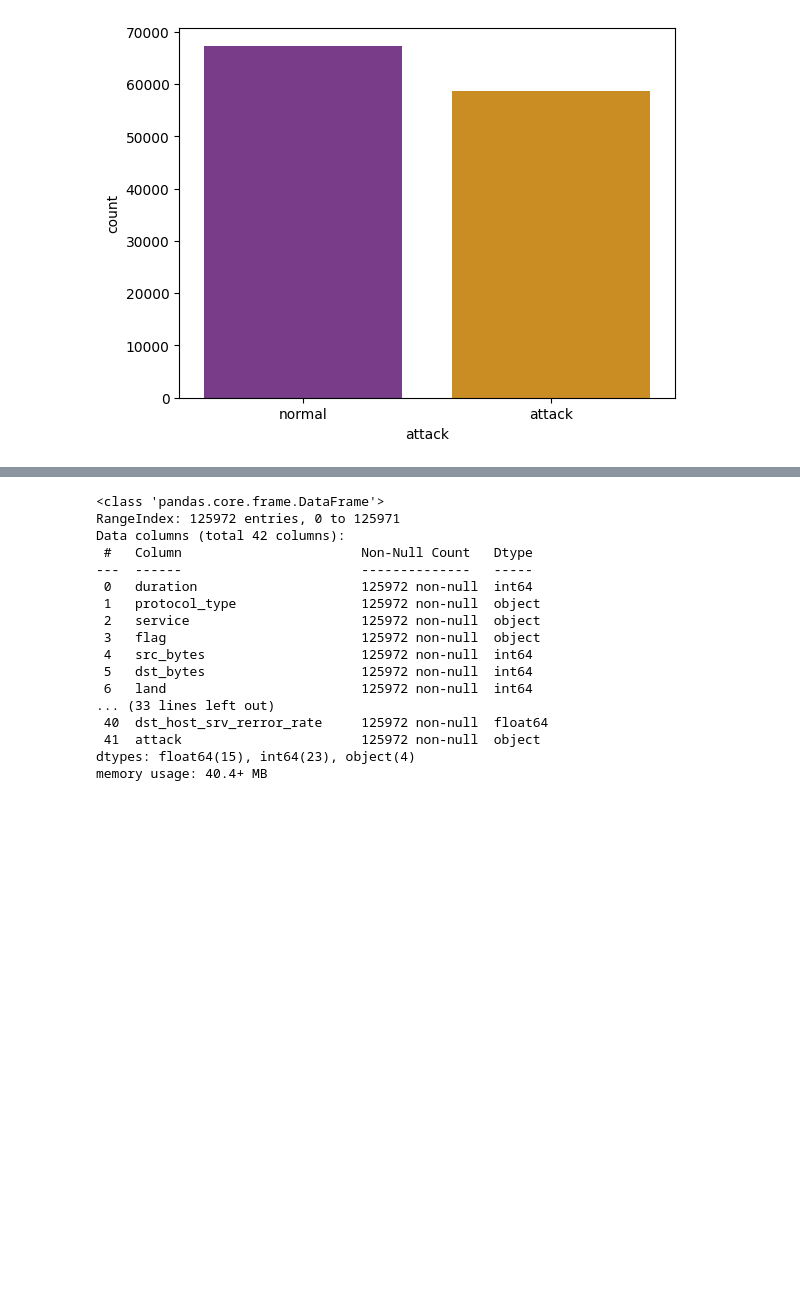
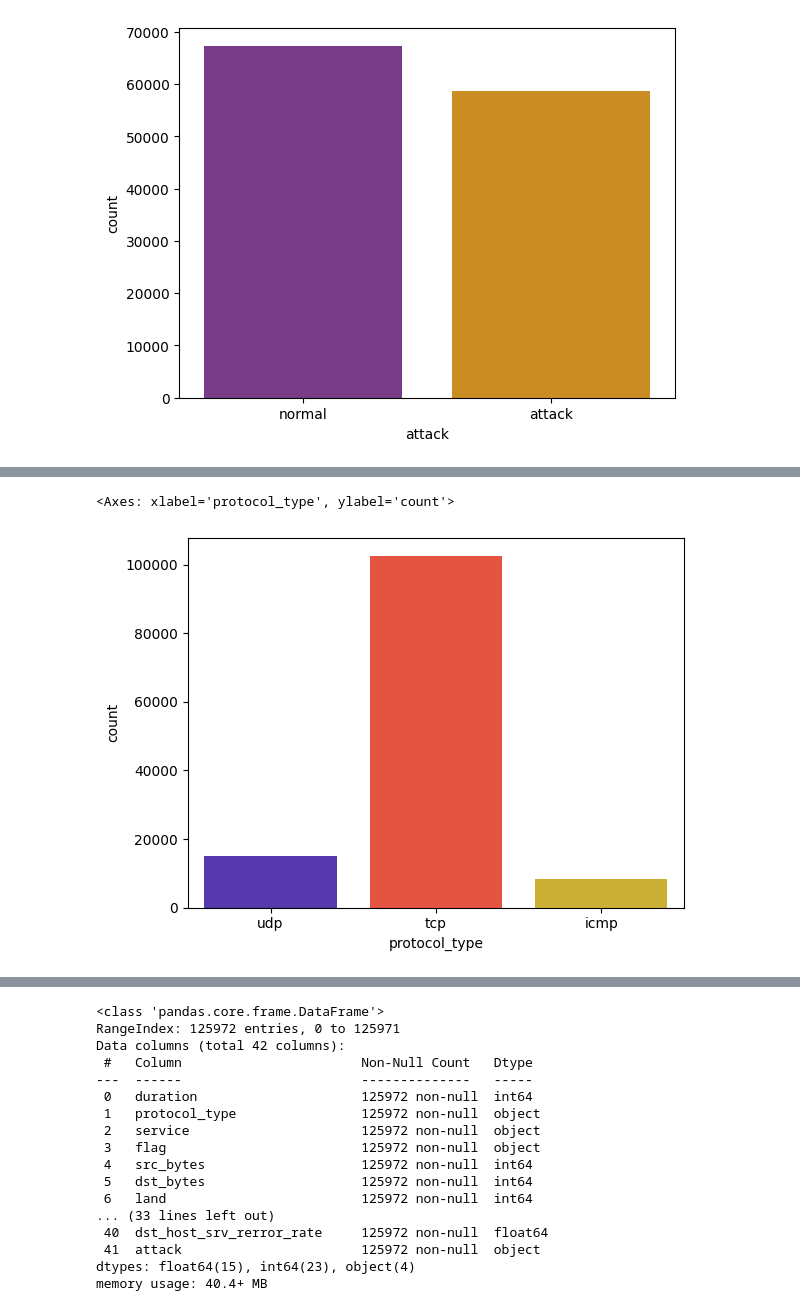
Before and after one commit to Juanperlas/tesis, a Jupyter notebook: datos_tesis.ipynb, the cells around one changed output, grey strips where cells are left out. Drawn from its saved outputs; the diff is of its cells as text; code cells hidden in the pictures; blank space fills up the shorter version.

```diff
--- a/datos_tesis.ipynb
+++ b/datos_tesis.ipynb
@@ -97,0 +89,5 @@ sns.countplot(data = data_train.attack, x = data_train['attack'], palette = 'CMR
+# %%
+sns.countplot(data = data_train[ 'protocol_type'], x = data_train['protocol_type'], palette ='CMRmap')
+# %% [output]
+<Axes: xlabel='protocol_type', ylabel='count'>
+[figure, added]
```
Also changed, not shown: parts of 5 cells of this notebook, 1 other file.
